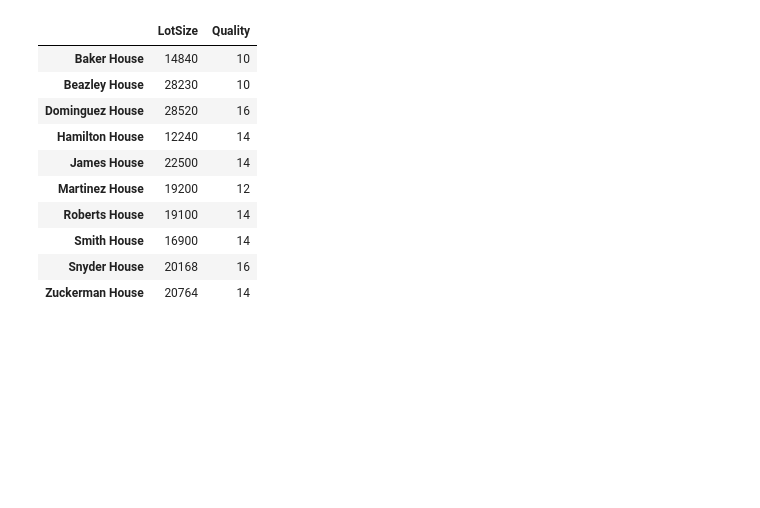
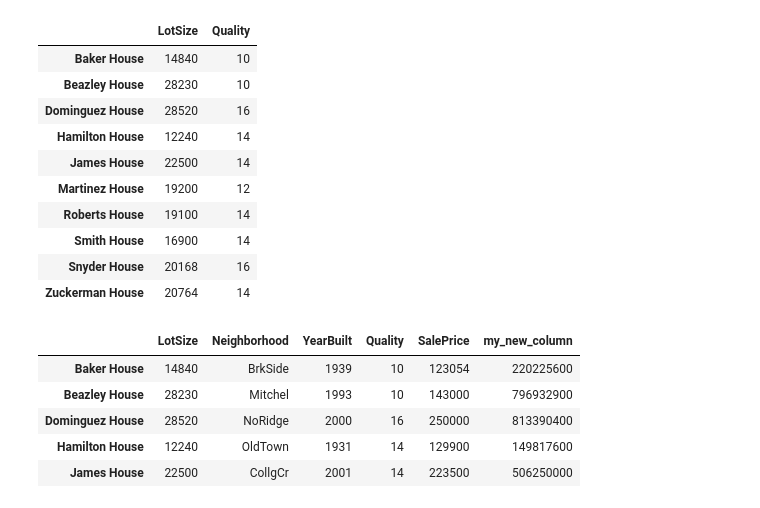
Before and after one commit to whiteboxml/teaching-ironhack-dataptmad-1910, a Jupyter notebook: week_5/pandas_intro/pandas_intro.ipynb, the cells around one changed output. Saved outputs shown, nothing was run; the diff lists cells and outputs as text; code cells hidden in the pictures; blank space fills up the shorter version.

```diff
--- a/week_5/pandas_intro/pandas_intro.ipynb
+++ b/week_5/pandas_intro/pandas_intro.ipynb
@@ -399,0 +364,9 @@ df[['LotSize', 'Quality']].apply(lambda x: x * 2)
+# %%
+df.head()
+# %% [output]
+|  | LotSize | Neighborhood | YearBuilt | Quality | SalePrice | my_new_column |
+| Baker House | 14840 | BrkSide | 1939 | 10 | 123054 | 220225600 |
+| Beazley House | 28230 | Mitchel | 1993 | 10 | 143000 | 796932900 |
+| Dominguez House | 28520 | NoRidge | 2000 | 16 | 250000 | 813390400 |
+| Hamilton House | 12240 | OldTown | 1931 | 14 | 129900 | 149817600 |
+| James House | 22500 | CollgCr | 2001 | 14 | 223500 | 506250000 |
```
Also changed, not shown: parts of 45 cells of this notebook, 10 other files.
